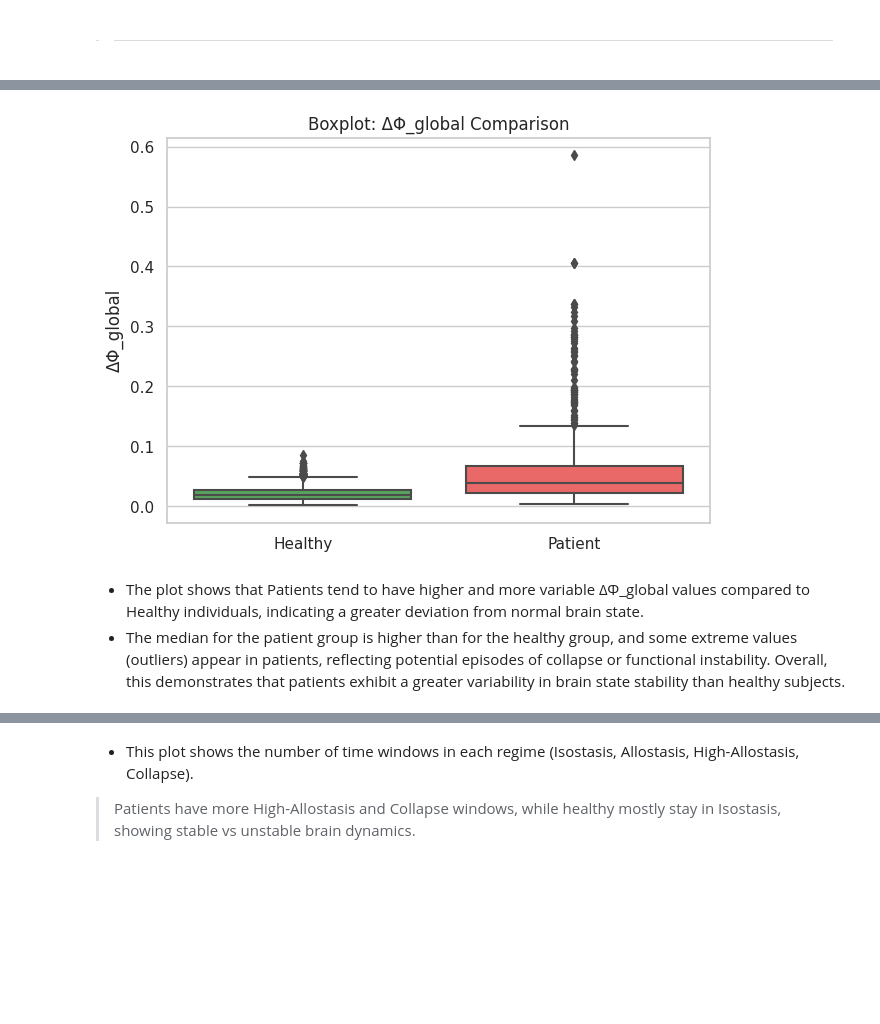
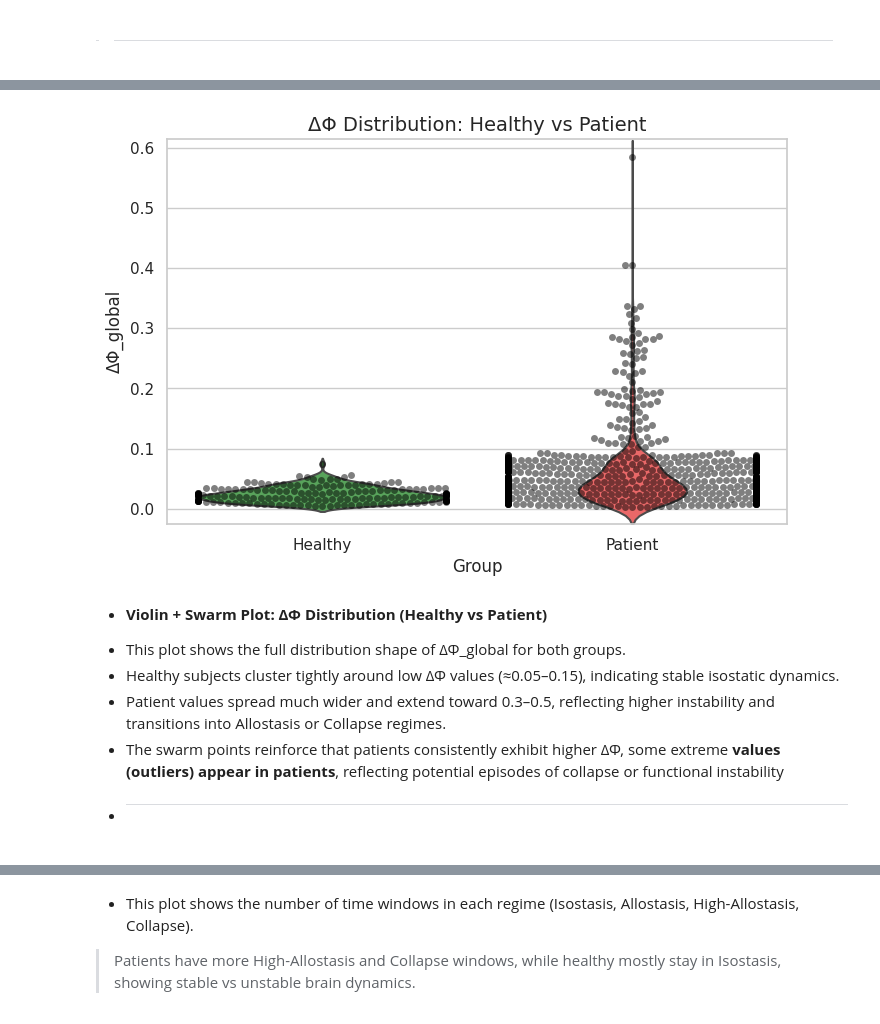
Before and after one commit to dhay-star/Neurotopological-Collapse-Epilepsy, a Jupyter notebook: eeg-part-four.ipynb, the cells around one changed output, grey strips where cells are left out. Drawn from its saved outputs; the diff is of its cells as text; code cells hidden in the pictures; blank space fills up the shorter version.

Commit message:
Kaggle Notebook | EEG Part Four | fbd4

```diff
--- a/eeg-part-four.ipynb
+++ b/eeg-part-four.ipynb
@@ -1209,12 +1090,8 @@ Shape: (2850, 26)
 # %%
-import pandas as pd
-import numpy as np
-import seaborn as sns
-import matplotlib.pyplot as plt
 
 sns.set(style="whitegrid")
 
-healthy = pd.read_csv("/kaggle/working/healthy_features_full.csv")
+healthy = pd.read_csv("/kaggle/working/healthy5_features_full.csv")
 patient = pd.read_csv("/kaggle/working/ica_features_with_delta_phi.csv")
 
 healthy["Group"] = "Healthy"
@@ -1243,17 +1132,23 @@ plt.show()
 # %%
-plt.figure(figsize=(7,5))
-
-sns.boxplot(data=[healthy["DeltaPhi_global"], patient["DeltaPhi_global"]],
-            palette=["#4CAF50", "#FF5252"])
-plt.xticks([0,1], ["Healthy", "Patient"])
-plt.title("Boxplot: ΔΦ_global Comparison")
+plt.figure(figsize=(8,5))
+sns.violinplot(x="Group", y="DeltaPhi_global", data=pd.concat([healthy, patient]),
+               palette=["#4CAF50", "#FF5252"], inner=None)
+sns.swarmplot(x="Group", y="DeltaPhi_global", data=pd.concat([healthy, patient]),
+              color="black", alpha=0.5)
+plt.title("ΔΦ Distribution: Healthy vs Patient", fontsize=14)
 plt.ylabel("ΔΦ_global")
 plt.show()
 # %% [output]
-[figure, old version]
+[figure, new version]
-# %% [markdown]
-* The plot shows that Patients tend to have higher and more variable ΔΦ_global values compared to Healthy individuals, indicating a greater deviation from normal brain state.
-* The median for the patient group is higher than for the healthy group, and some extreme values (outliers) appear in patients, reflecting potential episodes of collapse or functional instability. Overall, this demonstrates that patients exhibit a greater variability in brain state stability than healthy subjects.
+# %% [markdown]
+* **Violin + Swarm Plot: ΔΦ Distribution (Healthy vs Patient)**
+
+- This plot shows the full distribution shape of ΔΦ_global for both groups.
+- Healthy subjects cluster tightly around low ΔΦ values (≈0.05–0.15), indicating stable isostatic dynamics.
+- Patient values spread much wider and extend toward 0.3–0.5, reflecting higher instability and transitions into Allostasis or Collapse regimes.
+- The swarm points reinforce that patients consistently exhibit higher ΔΦ, some extreme **values (outliers) appear in patients**, reflecting potential episodes of collapse or functional instability
+
+ * ----------------
 # %%
 from mpl_toolkits.mplot3d import Axes3D
 
```
Also changed, not shown: parts of 80 cells of this notebook.
